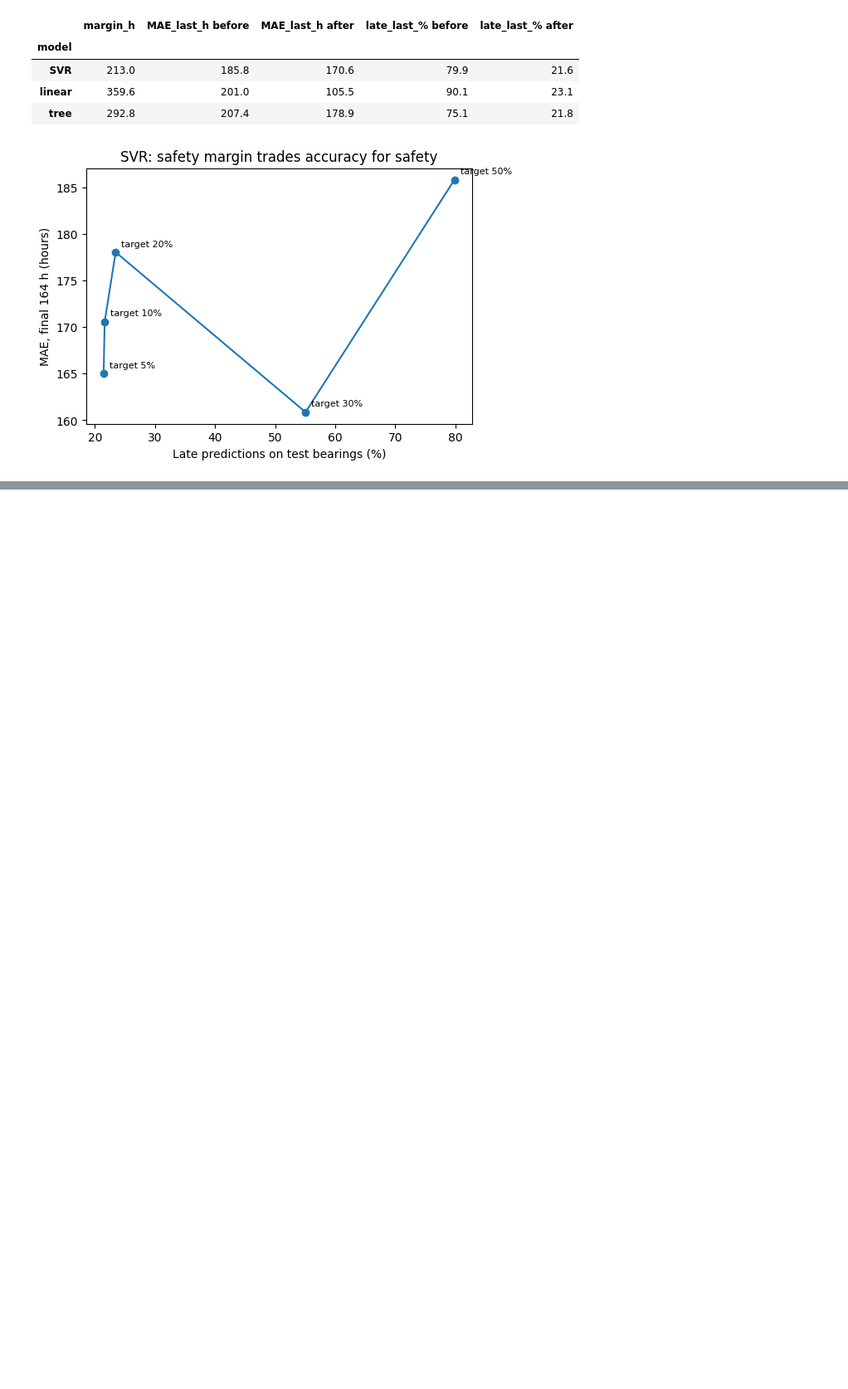
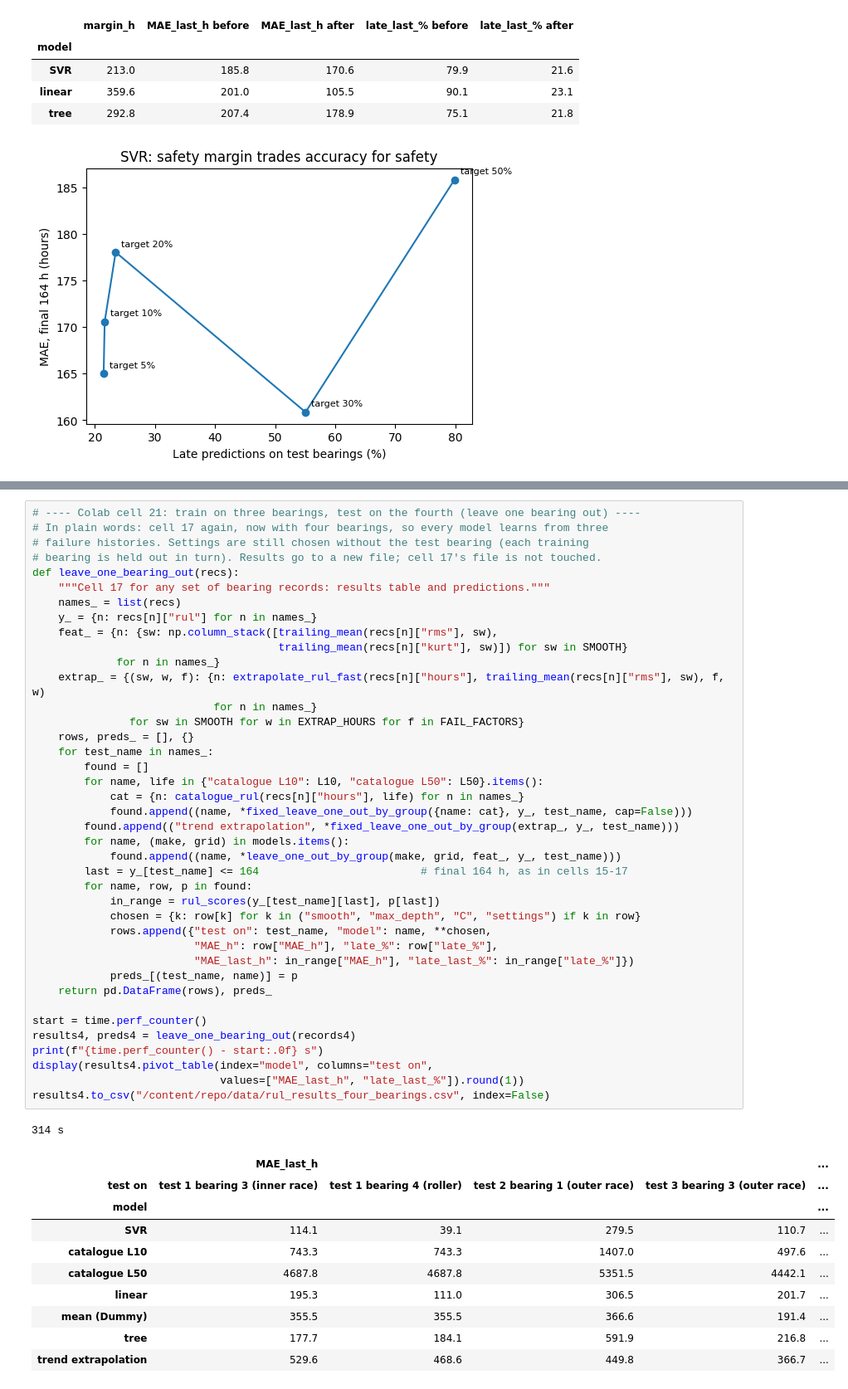
Before and after one commit to Ryan-T-Monash/MMA3001-Project, a Jupyter notebook: notebooks/Data Analysis.ipynb, the cells around one changed output, grey strips where cells are left out. Shown at 83% size. Cells and saved outputs as stored; diff of their text form; blank space fills up the shorter version.

```diff
--- a/notebooks/Data Analysis.ipynb
+++ b/notebooks/Data Analysis.ipynb
@@ -734,0 +761,52 @@ plt.show()
+# %%
+# ---- Colab cell 21: train on three bearings, test on the fourth (leave one bearing out) ----
+# In plain words: cell 17 again, now with four bearings, so every model learns from three
+# failure histories. Settings are still chosen without the test bearing (each training
+# bearing is held out in turn). Results go to a new file; cell 17's file is not touched.
+def leave_one_bearing_out(recs):
+    """Cell 17 for any set of bearing records: results table and predictions."""
+    names_ = list(recs)
+    y_ = {n: recs[n]["rul"] for n in names_}
+    feat_ = {n: {sw: np.column_stack([trailing_mean(recs[n]["rms"], sw),
+                                      trailing_mean(recs[n]["kurt"], sw)]) for sw in SMOOTH}
+             for n in names_}
+    extrap_ = {(sw, w, f): {n: extrapolate_rul_fast(recs[n]["hours"], trailing_mean(recs[n]["rms"], sw), f, w)
+                            for n in names_}
+               for sw in SMOOTH for w in EXTRAP_HOURS for f in FAIL_FACTORS}
+    rows, preds_ = [], {}
+    for test_name in names_:
+        found = []
+        for name, life in {"catalogue L10": L10, "catalogue L50": L50}.items():
+            cat = {n: catalogue_rul(recs[n]["hours"], life) for n in names_}
+            found.append((name, *fixed_leave_one_out_by_group({name: cat}, y_, test_name, cap=False)))
+        found.append(("trend extrapolation", *fixed_leave_one_out_by_group(extrap_, y_, test_name)))
+        for name, (make, grid) in models.items():
+            found.append((name, *leave_one_out_by_group(make, grid, feat_, y_, test_name)))
+        last = y_[test_name] <= 164                         # final 164 h, as in cells 15-17
+        for name, row, p in found:
+            in_range = rul_scores(y_[test_name][last], p[last])
+            chosen = {k: row[k] for k in ("smooth", "max_depth", "C", "settings") if k in row}
+            rows.append({"test on": test_name, "model": name, **chosen,
+                         "MAE_h": row["MAE_h"], "late_%": row["late_%"],
+                         "MAE_last_h": in_range["MAE_h"], "late_last_%": in_range["late_%"]})
+            preds_[(test_name, name)] = p
+    return pd.DataFrame(rows), preds_
+
+start = time.perf_counter()
+results4, preds4 = leave_one_bearing_out(records4)
+print(f"{time.perf_counter() - start:.0f} s")
+display(results4.pivot_table(index="model", columns="test on",
+                             values=["MAE_last_h", "late_last_%"]).round(1))
+results4.to_csv("/content/repo/data/rul_results_four_bearings.csv", index=False)
+# %% [output]
+314 s
+|  | MAE_last_h |  |  |  | ... |
+| test on | test 1 bearing 3 (inner race) | test 1 bearing 4 (roller) | test 2 bearing 1 (outer race) | test 3 bearing 3 (outer race) | ... |
+| model |  |  |  |  | ... |
+| SVR | 114.1 | 39.1 | 279.5 | 110.7 | ... |
+| catalogue L10 | 743.3 | 743.3 | 1407.0 | 497.6 | ... |
+| catalogue L50 | 4687.8 | 4687.8 | 5351.5 | 4442.1 | ... |
+| linear | 195.3 | 111.0 | 306.5 | 201.7 | ... |
+| mean (Dummy) | 355.5 | 355.5 | 366.6 | 191.4 | ... |
+| tree | 177.7 | 184.1 | 591.9 | 216.8 | ... |
+| trend extrapolation | 529.6 | 468.6 | 449.8 | 366.7 | ... |
```
Also changed, not shown: parts of 6 cells of this notebook, 4 other files.
